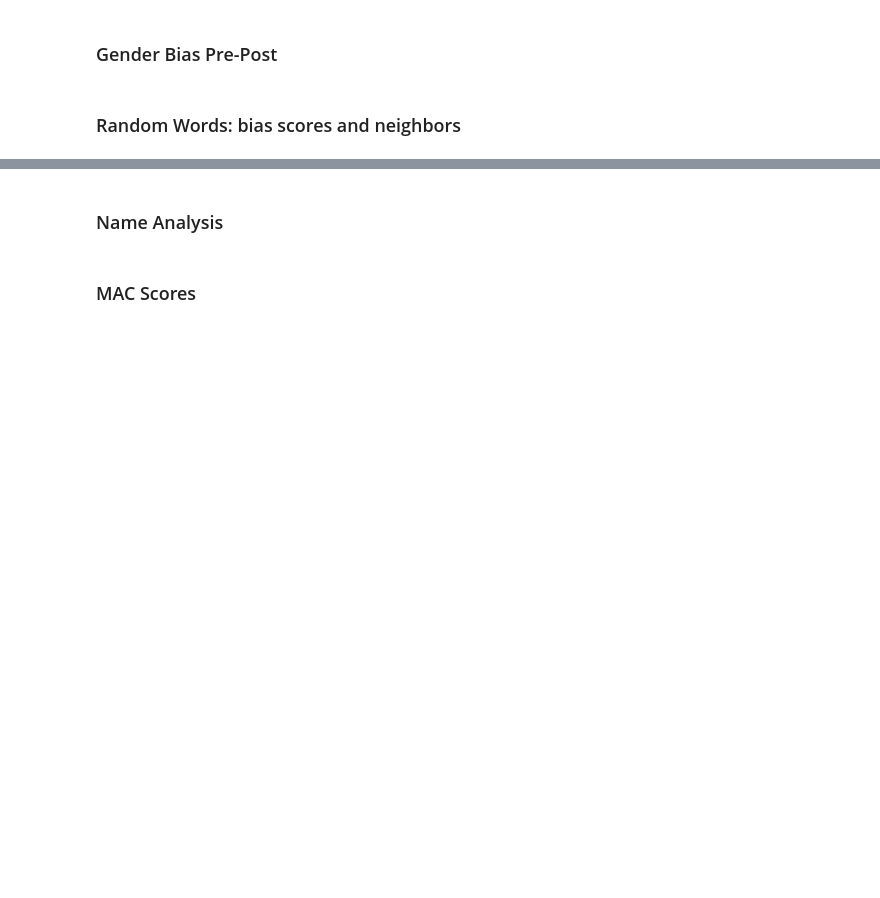
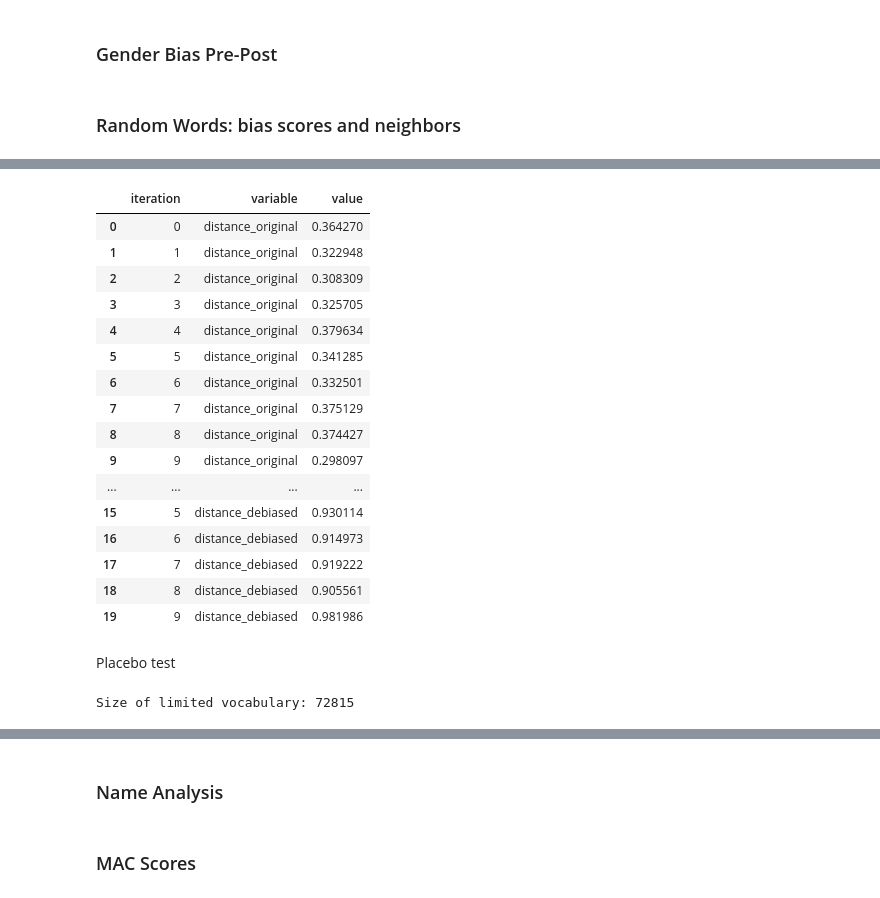
Before and after one commit to aduarte56/MT_DebiasingAlgorithms, a Jupyter notebook: RunningNotebook_TheVectorSpace.ipynb, the cells around one changed output, grey strips where cells are left out. Saved outputs shown, nothing was run; the diff lists cells and outputs as text; code cells hidden in the pictures; blank space fills up the shorter version.

```diff
--- a/RunningNotebook_TheVectorSpace.ipynb
+++ b/RunningNotebook_TheVectorSpace.ipynb
@@ -471,0 +495,20 @@ df_merged=get_df_random_words_neighbor_analysis_values(
+# %%
+df_mean_long
+# %% [output]
+|  | iteration | variable | value |
+| 0 | 0 | distance_original | 0.364270 |
+| 1 | 1 | distance_original | 0.322948 |
+| 2 | 2 | distance_original | 0.308309 |
+| 3 | 3 | distance_original | 0.325705 |
+| 4 | 4 | distance_original | 0.379634 |
+| 5 | 5 | distance_original | 0.341285 |
+| 6 | 6 | distance_original | 0.332501 |
+| 7 | 7 | distance_original | 0.375129 |
+| 8 | 8 | distance_original | 0.374427 |
+| 9 | 9 | distance_original | 0.298097 |
+| ... | ... | ... | ... |
+| 15 | 5 | distance_debiased | 0.930114 |
+| 16 | 6 | distance_debiased | 0.914973 |
+| 17 | 7 | distance_debiased | 0.919222 |
+| 18 | 8 | distance_debiased | 0.905561 |
+| 19 | 9 | distance_debiased | 0.981986 |
@@ -471,0 +520,7 @@ df_merged=get_df_random_words_neighbor_analysis_values(
+# %% [markdown]
+Placebo test
+# %%
+# Getting a limited vocabulary to debias the embeddings.
+vocab_punct, vectors_punct, word2idx_punct, dict_vec_punct = glove.limit_vocab(vectors, word2idx, vocab, exclude=vocab_cleaned, exclude_punct=False)
+# %% [output]
+Size of limited vocabulary: 72815
```
Also changed, not shown: parts of 15 cells of this notebook, 1 other file.
